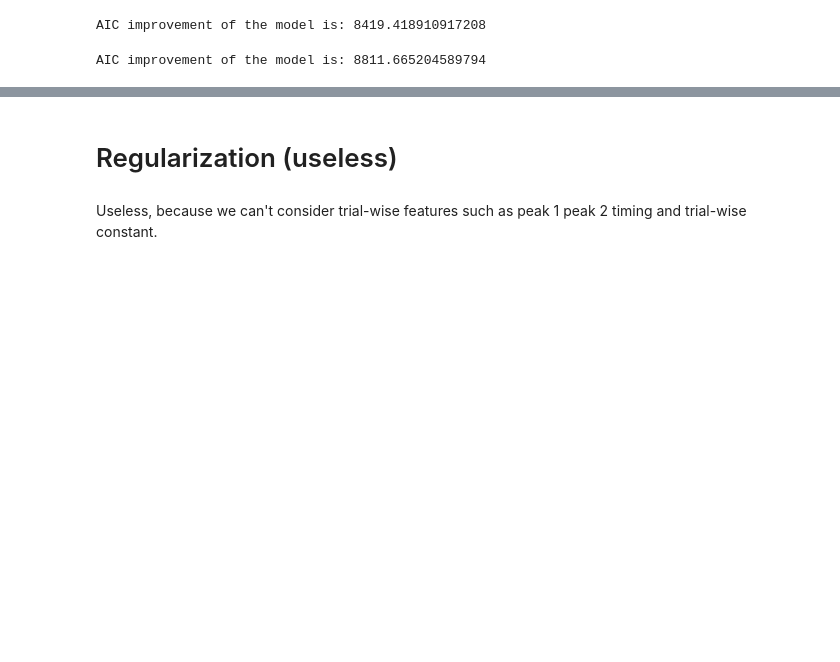
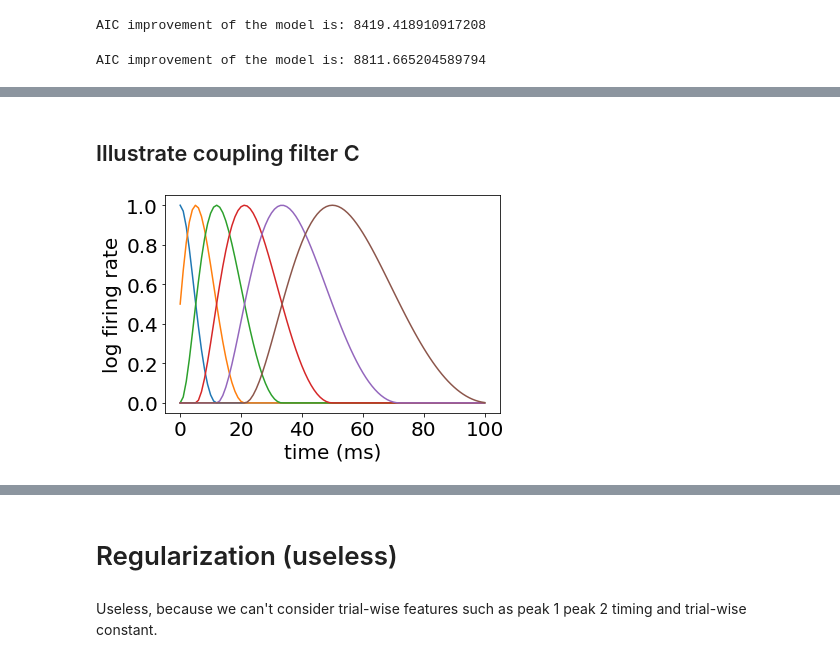
Before and after one commit to Qi-Xin/MultiNeuronGLM, a Jupyter notebook: 2022 Oct version all conditions time-warping nonlinear history.ipynb, the cells around one changed output, grey strips where cells are left out. Drawn from its saved outputs; the diff is of its cells as text; code cells hidden in the pictures; blank space fills up the shorter version.

```diff
--- a/2022 Oct version all conditions time-warping nonlinear history.ipynb
+++ b/2022 Oct version all conditions time-warping nonlinear history.ipynb
@@ -865,0 +879,7 @@ for i, target_probe in enumerate(probe_list):
+# %% [markdown]
+## Illustrate coupling filter C
+# %%
+sns.reset_orig()
+template_basis = GLM.make_pillow_basis(num=6, nonlinear=0.3, peaks_max=50, verbose=True)
+# %% [output]
+[figure, added]
```
Also changed, not shown: parts of 8 cells of this notebook, 1 other file.
